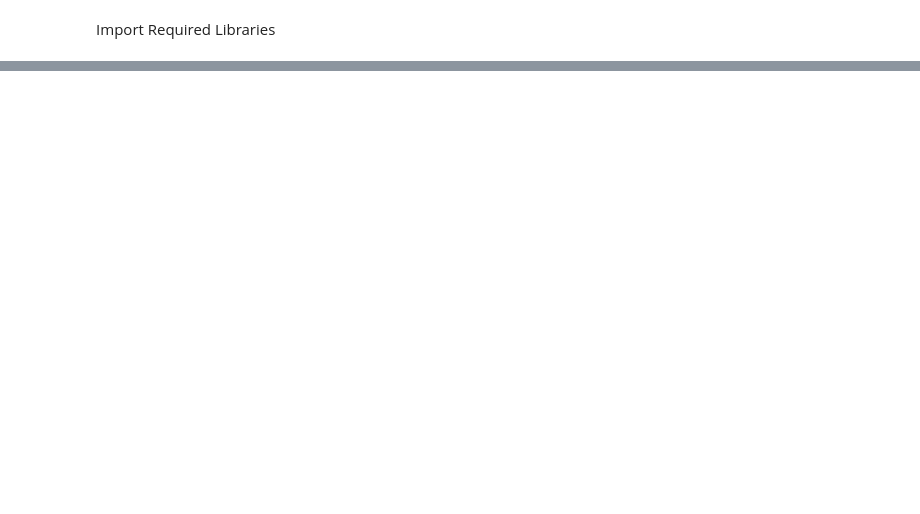
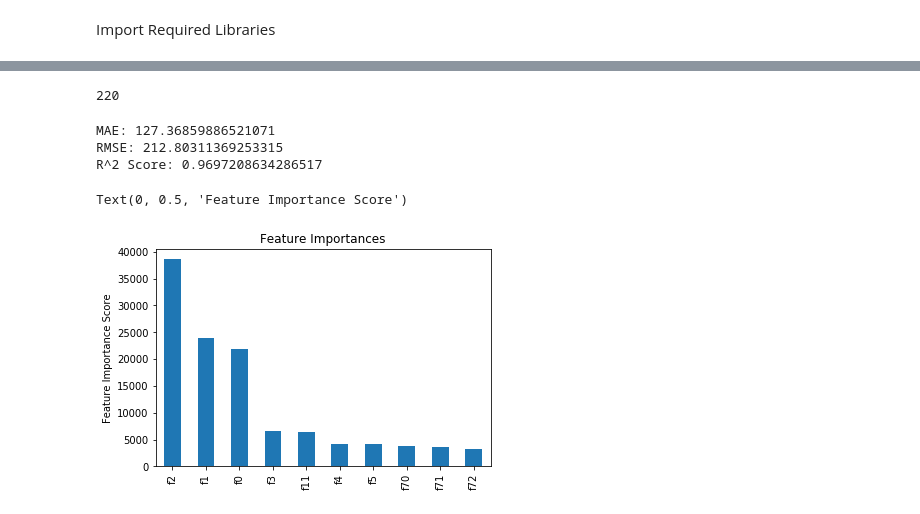
Before and after one commit to sciai-ai/HDB_Flat_Resale_Price_Prediction, a Jupyter notebook: Capstone Project Notebook.ipynb, the cells around one changed output, grey strips where cells are left out. Drawn from its saved outputs; the diff is of its cells as text; code cells hidden in the pictures; blank space fills up the shorter version.

```diff
--- a/Capstone Project Notebook.ipynb
+++ b/Capstone Project Notebook.ipynb
@@ -15,0 +471,7 @@ Hello Capstone Project Course!
+# %%
+# Run randomized Grid Search
+#random_search.fit(X_trains, y_train)
+
+# Show best parameters from randomized grid search
+best_params = random_search.best_params_
+best_params
@@ -15,0 +507,17 @@ Hello Capstone Project Course!
+# %%
+# Modify best params dict to fit to native xgb format
+best_params['eta'] = best_params['learning_rate']
+del best_params['learning_rate']
+
+# Fit xgb model with best parameters to find best 'num_boost_round' using cv
+cv_tuned = xgb.cv(objective = 'reg:squarederror',
+                  eval_metric= 'rmse',
+                  best_params,
+                  dtrain,
+                  num_boost_round=500,
+                  nfold=5,
+                  seed=2020,
+                  stratified=False,
+                  early_stopping_rounds=10,
+                  verbose_eval=10,
+                  show_stdv=True)
@@ -15,0 +543,12 @@ Hello Capstone Project Course!
+# %%
+# Get best num_boost_round
+cv_tuned[cv_tuned['test-rmse-mean'] == cv_tuned['test-rmse-mean'].min()]
+nrounds = cv_tuned[cv_tuned['test-rmse-mean'] == cv_tuned['test-rmse-mean'].min()].index[0]
+nrounds
+# %% [output]
+220
+# %%
+# Build Final xgb model using tuned parameters
+xgb_final = xgb.train(params = best_params,
+                      num_boost_round = nrounds,
+                      dtrain = dtrain)
@@ -15,0 +557,19 @@ Hello Capstone Project Course!
+# %%
+# Evaluate Final Model Performance Using test set
+yhat = xgb_final.predict(dtest)
+print('MAE: ' + str(mean_absolute_error(y_test, yhat)))
+print('RMSE: '+ str(math.sqrt(mean_squared_error(y_test, yhat))))
+print('R^2 Score: ' + str(r2_score(y_test, yhat)))
+# %% [output]
+MAE: 127.36859886521071
+RMSE: 212.80311369253315
+R^2 Score: 0.9697208634286517
+# %%
+# Plot Feature Importance Plot
+feat_imp = pd.Series(xgb_final.get_fscore()).sort_values(ascending=False)
+fi_15 = feat_imp[0:10]
+fi_15.plot(kind='bar', title='Feature Importances')
+plt.ylabel('Feature Importance Score')
+# %% [output]
+Text(0, 0.5, 'Feature Importance Score')
+[figure, added]
```
Also changed, not shown: parts of 83 cells of this notebook.
